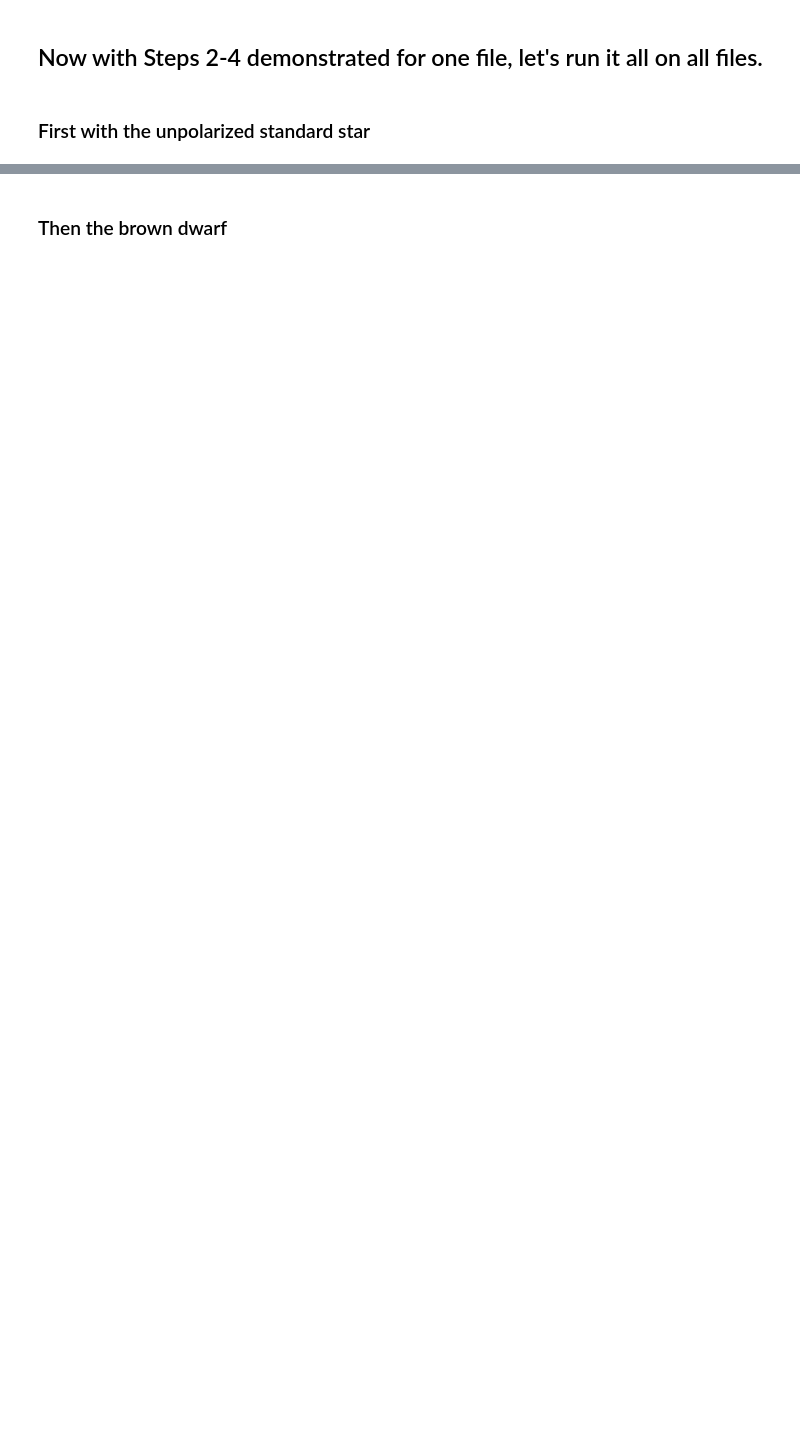
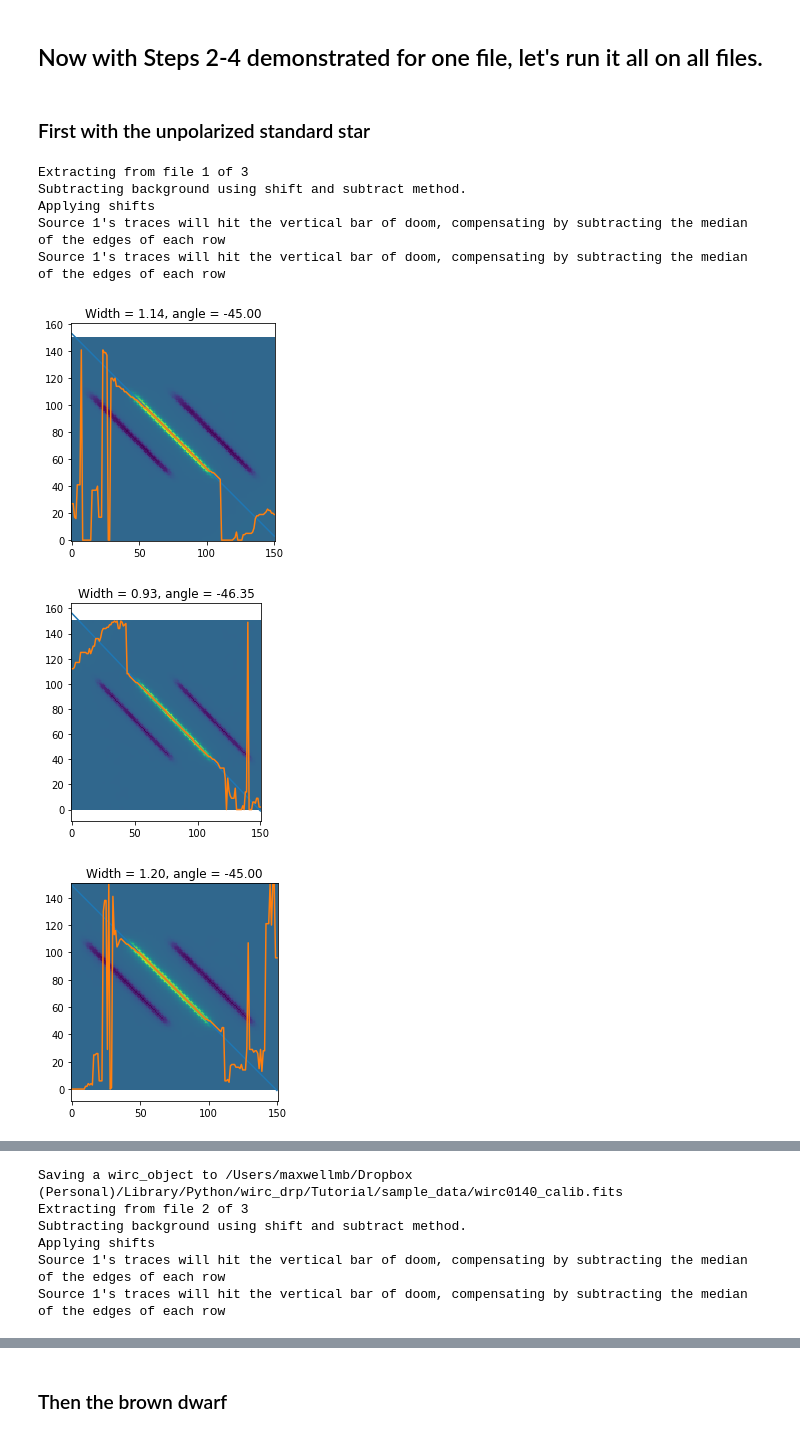
Before and after one commit to WIRC-Pol/wirc_drp, a Jupyter notebook: Tutorial/WIRC+Pol_Data_Reduction_Tutorial.ipynb, the cells around one changed output, grey strips where cells are left out. Saved outputs shown, nothing was run; the diff lists cells and outputs as text; code cells hidden in the pictures; blank space fills up the shorter version.

```diff
--- a/Tutorial/WIRC+Pol_Data_Reduction_Tutorial.ipynb
+++ b/Tutorial/WIRC+Pol_Data_Reduction_Tutorial.ipynb
@@ -340,36 +271,49 @@ for i,fn in enumerate(unpol_calibrated_list):
         print("Extracting from file {} of {}".format(counter+1, len(unpol_calibrated_list)))
         data = wo.wirc_data(wirc_object_filename=fn, verbose=False)
         im = np.array(data.full_image).copy()
+
+        data.generate_bkg()
+
         #Clear the source list
         data.source_list = []
         data.n_sources = 0
         data.add_source( source_coords[0], source_coords[1], slit_pos = "slitless",
                         update_w_chi2_shift = True, verbose = False)
+
         #Let's save ourselves from million plots
         do_plot = True
         #Get cutouts of the 4 spectra and plot them for every 10 frames
-        data.source_list[0].get_cutouts(data.full_image, data.DQ_image, data.filter_name, replace_bad_pixels = True,
-                                        sub_bar = False, cutout_size = 75)
+        data.source_list[0].get_cutouts(data.full_image, data.DQ_image, data.filter_name, data.bkg_image,
+                                        replace_bad_pixels = True,
+                                        sub_bar = True, cutout_size = 75)
 #         if do_plot == True:
 #             data.source_list[0].plot_cutouts(origin ='lower')
         #Now extract the spectra
-        data.source_list[0].extract_spectra(plot=False, sub_background='shift',
-                                            bkg_poly_order = 1,bkg_sub_shift_size = 41,
+        data.source_list[0].extract_spectra(plot=False,
                                    method="optimal_extraction",
                                    bad_pix_masking =1,
                                    plot_optimal_extraction = False,
                                     plot_findTrace = do_plot,
-                                   verbose=False, spatial_sigma=10,shift_dir = 'vertical')
+                                   verbose=False, spatial_sigma=10)
         #Save the spectra in this array
         all_spec_cube.append(data.source_list[0].trace_spectra)
         #Save the file
         data.save_wirc_object(fn)
         source_list += [data.source_list[0]]
     except Exception as e:
         print("Some sort of Error, skipping file {}".format(fn))
         print("Error {}".format(e))
     counter += 1
 # trace_info = iu.locate_traces(im,sky, plot=False, verbose=True)
 
 source_list = copy.deepcopy(source_list)
 up_all_spec_cube = np.array(all_spec_cube)
+# %% [output]
+Extracting from file 1 of 3
+Subtracting background using shift and subtract method.
+Applying shifts
+Source 1's traces will hit the vertical bar of doom, compensating by subtracting the median of the edges of each row
+Source 1's traces will hit the vertical bar of doom, compensating by subtracting the median of the edges of each row
+[figure, added]
+[figure, added]
+[figure, added]
@@ -375,0 +321,6 @@ up_all_spec_cube = np.array(all_spec_cube)
+Saving a wirc_object to /Users/maxwellmb/Dropbox (Personal)/Library/Python/wirc_drp/Tutorial/sample_data/wirc0140_calib.fits
+Extracting from file 2 of 3
+Subtracting background using shift and subtract method.
+Applying shifts
+Source 1's traces will hit the vertical bar of doom, compensating by subtracting the median of the edges of each row
+Source 1's traces will hit the vertical bar of doom, compensating by subtracting the median of the edges of each row
```
Also changed, not shown: parts of 38 cells of this notebook, 7 other files.
